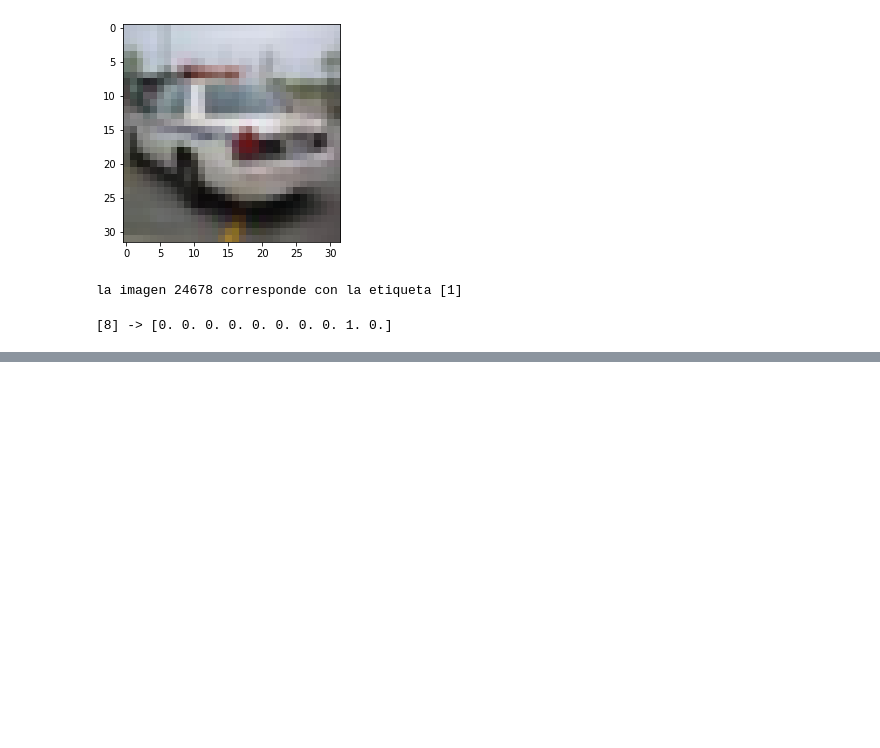
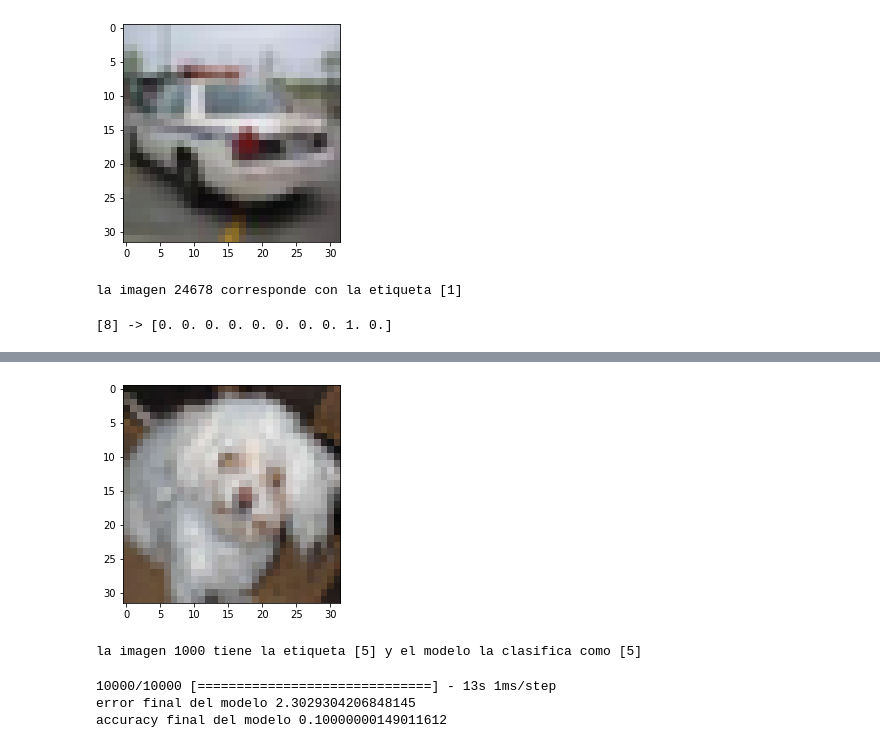
Before and after one commit to DonRoboto/OpenCV, a Jupyter notebook: Cifar10.ipynb, the cells around one changed output, grey strips where cells are left out. Cells and saved outputs as stored; diff of their text form; code cells hidden in the pictures; blank space fills up the shorter version.

```diff
--- a/Cifar10.ipynb
+++ b/Cifar10.ipynb
@@ -49,0 +124,24 @@ print(y_train[100], "->", y_train1[100])
+# %%
+#probar una clasificacion
+n_imagen = 1000
+imagen = x_test[n_imagen]
+etiqueta = y_test[n_imagen]
+prediccion = modeloConv.predict_classes(imagen.reshape(1, 32,32,3))
+
+plt.imshow(imagen)
+plt.show()
+print("la imagen {} tiene la etiqueta {} y el modelo la clasifica como {}".format(n_imagen, etiqueta, prediccion))
+# %% [output]
+[figure, added]
+la imagen 1000 tiene la etiqueta [5] y el modelo la clasifica como [5]
+# %%
+#evaluacion general del modelo
+evaluacion = modeloConv.evaluate(x_test, y_test1)
+error = evaluacion[0]
+accuracy = evaluacion[1]
+print("error final del modelo {}".format(error))
+print("accuracy final del modelo {}".format(accuracy))
+# %% [output]
+10000/10000 [==============================] - 13s 1ms/step
+error final del modelo 2.3029304206848145
+accuracy final del modelo 0.10000000149011612
```
Also changed, not shown: parts of 13 cells of this notebook.
